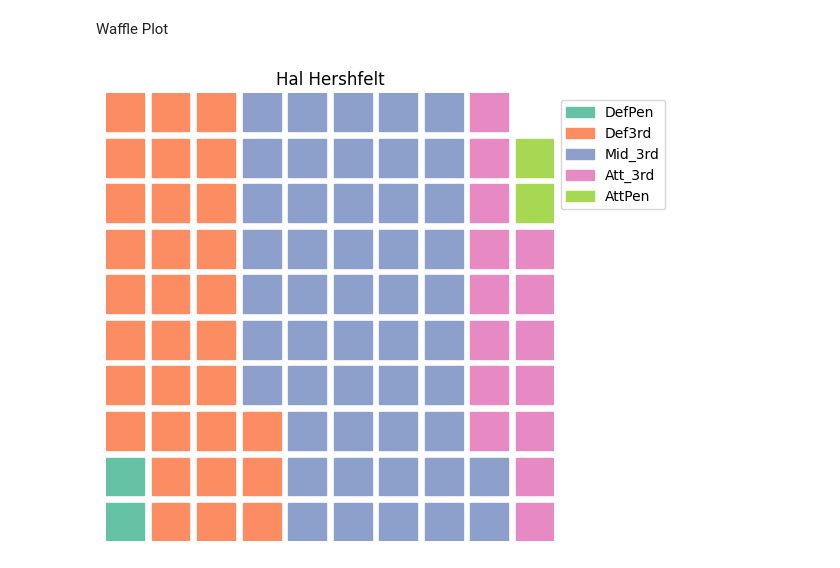
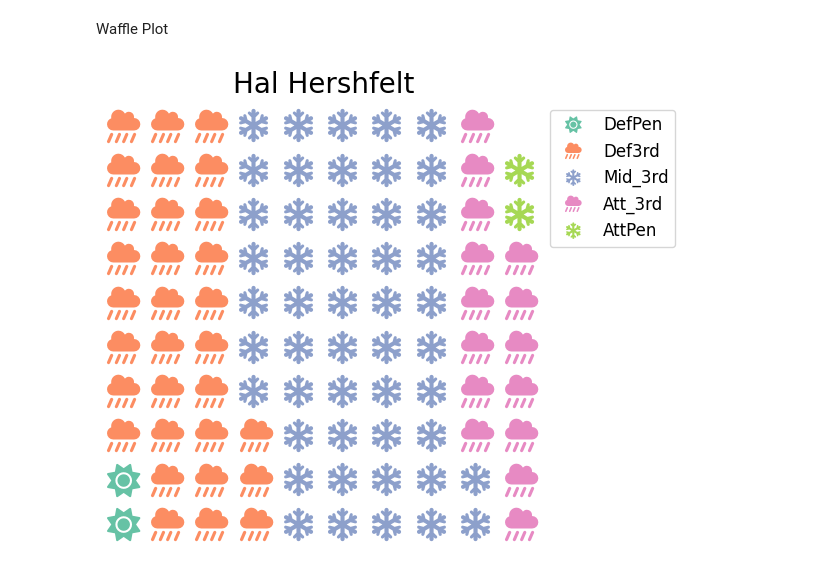
Before and after one commit to axelbol/football-analysis, a Jupyter notebook: possession_fbref.ipynb, the cells around one changed output. Saved outputs shown, nothing was run; the diff lists cells and outputs as text; code cells hidden in the pictures.

Commit message:
subplots with label

```diff
--- a/possession_fbref.ipynb
+++ b/possession_fbref.ipynb
@@ -358,26 +358,43 @@ Waffle Plot
 # %%
 values = df_possession_clean.iloc[:, 0]
 
 # Normalize values to percentages if they don't sum to 100
 values = (values / values.sum()) * 100
 
 # Create a Waffle chart
 fig = plt.figure(
     FigureClass=Waffle,
     rows=10,  # Number of rows in the waffle grid
     values=values,
     labels=list(df_possession_clean.index),
     # labels=[f"Category {i+1} ({v:.1f}%)" for i, v in enumerate(values)],
     figsize=(10, 5),
-    legend={'loc': 'upper left', 'bbox_to_anchor': (1, 1)},
+    # characters='⚡',
+    font_size=24,
+    icon_style='solid',
+    icon_legend=True,
+    icons=['sun', 'cloud-showers-heavy', 'snowflake', 'cloud-showers-heavy', 'snowflake'],
+    legend={
+        # 'loc': 'upper left',
+        # 'labels': ['Sun', 'Shower', 'Snow', 'Shower', 'Snow'],
+        'loc': 'upper left',
+        'bbox_to_anchor': (1, 1),
+        # 'ncol': len(values),
+        # 'framealpha': 0,
+        'fontsize': 12
+        },
     title={
-        'label': players_list[0]
+        'label': players_list[0],
+        'loc': 'center',
+        'fontdict': {
+            'fontsize': 20
+        }
     }
 )
 
 # plt.savefig('/home/axel/Code/images/image.png', dpi=fig.dpi, bbox_inches='tight', pad_inches=0.35)
 # %% [output]
-[figure, old version]
+[figure, new version]
 # %%
 from highlight_text import fig_text
 # %%
```
Also changed, not shown: parts of 1 cell of this notebook.
